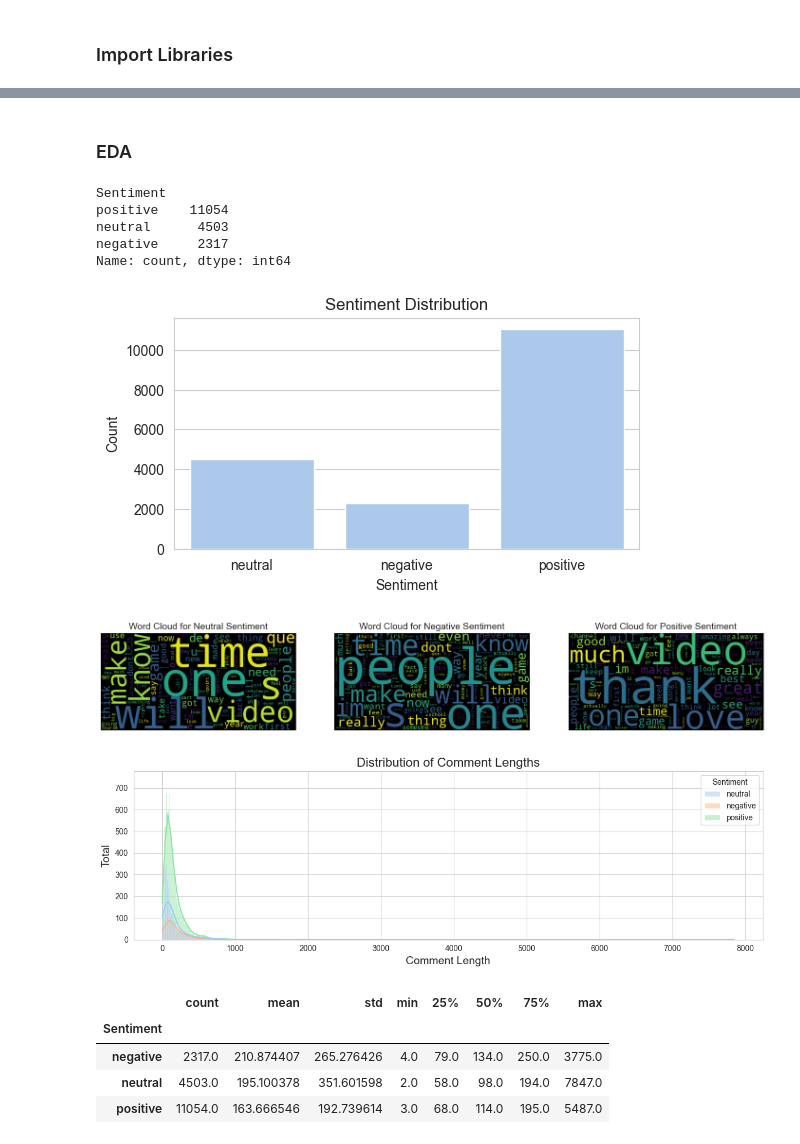
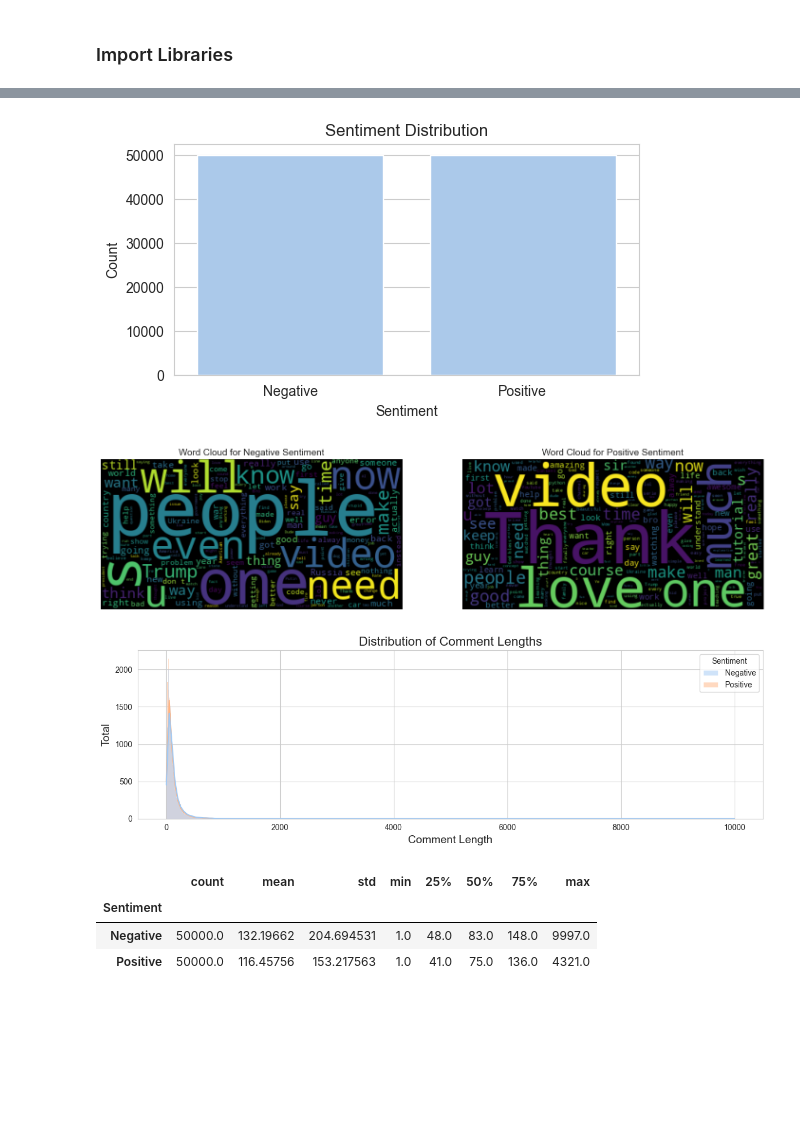
Before and after one commit to rnimisha/youtube-comment-analyzer, a Jupyter notebook: notebook/eda.ipynb, the cells around one changed output, grey strips where cells are left out. Cells and saved outputs as stored; diff of their text form; code cells hidden in the pictures; blank space fills up the shorter version.

Commit message:
feat: add new eda with less data

```diff
--- a/notebook/eda.ipynb
+++ b/notebook/eda.ipynb
@@ -12,5 +14,5 @@ sns.set_palette("pastel")
 # %%
-df = pd.read_csv("../data/data.csv")
+df = pd.read_csv("../data/english_only_data.csv")
 df.head()
 # %% [output]
 |  | Comment | Sentiment |
@@ -73,3 +43,0 @@ dtype: int64
-# %%
-# droping the rows as comment itself is null
-df.dropna(subset=["Comment"], inplace=True)
@@ -94,2 +43,0 @@ print(df.duplicated().sum())
-# %%
-df.drop_duplicates(keep="first", inplace=True)
@@ -112,10 +43,0 @@ memory usage: 418.9+ KB
-# %% [markdown]
-### EDA
-# %%
-df["Sentiment"].value_counts()
-# %% [output]
-Sentiment
-positive    11054
-neutral      4503
-negative     2317
-Name: count, dtype: int64
@@ -129,24 +49,24 @@ ax.set_xlabel("Sentiment")
 ax.set_ylabel("Count")
 plt.show()
 # %% [output]
-[figure, old version]
+[figure, new version]
 # %%
 
 sentiments = df["Sentiment"].unique()
-fig, axes = plt.subplots(1, 3, figsize=(18, 10))
+fig, axes = plt.subplots(1, 2, figsize=(18, 10))
 
 for i, sentiment in enumerate(sentiments):
     text = " ".join(df[df["Sentiment"] == sentiment]["Comment"].astype(str))
 
     wordcloud = WordCloud(background_color="black").generate(text)
 
     axes[i].imshow(wordcloud, interpolation="bilinear")
     axes[i].set_title(f"Word Cloud for {sentiment.capitalize()} Sentiment", fontsize=14)
     axes[i].axis("off")
 
 plt.show()
 # %% [output]
-[figure, old version]
+[figure, new version]
 # %%
 df["length"] = df["Comment"].str.len()
 plt.figure(figsize=(12, 4))
@@ -159,13 +79,12 @@ plt.ylabel("Total", fontsize=14)
 plt.tight_layout()
 plt.show()
 # %% [output]
-[figure, old version]
+[figure, new version]
 # %%
 df.groupby("Sentiment")["length"].describe()
 # %% [output]
 |  | count | mean | std | min | 25% | 50% | 75% | max |
 | Sentiment |  |  |  |  |  |  |  |  |
-| negative | 2317.0 | 210.874407 | 265.276426 | 4.0 | 79.0 | 134.0 | 250.0 | 3775.0 |
-| neutral | 4503.0 | 195.100378 | 351.601598 | 2.0 | 58.0 | 98.0 | 194.0 | 7847.0 |
-| positive | 11054.0 | 163.666546 | 192.739614 | 3.0 | 68.0 | 114.0 | 195.0 | 5487.0 |
+| Negative | 50000.0 | 132.19662 | 204.694531 | 1.0 | 48.0 | 83.0 | 148.0 | 9997.0 |
+| Positive | 50000.0 | 116.45756 | 153.217563 | 1.0 | 41.0 | 75.0 | 136.0 | 4321.0 |
 # %%
```
Also changed, not shown: parts of 26 cells of this notebook.
